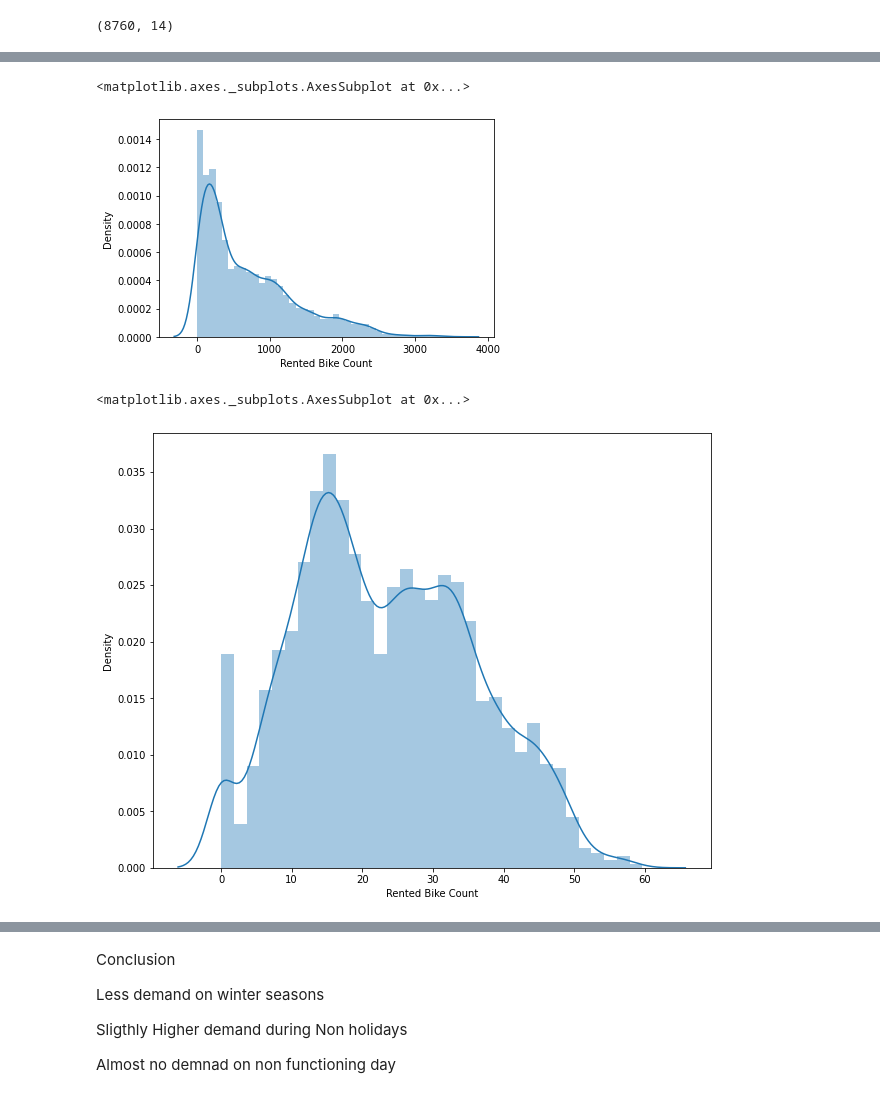
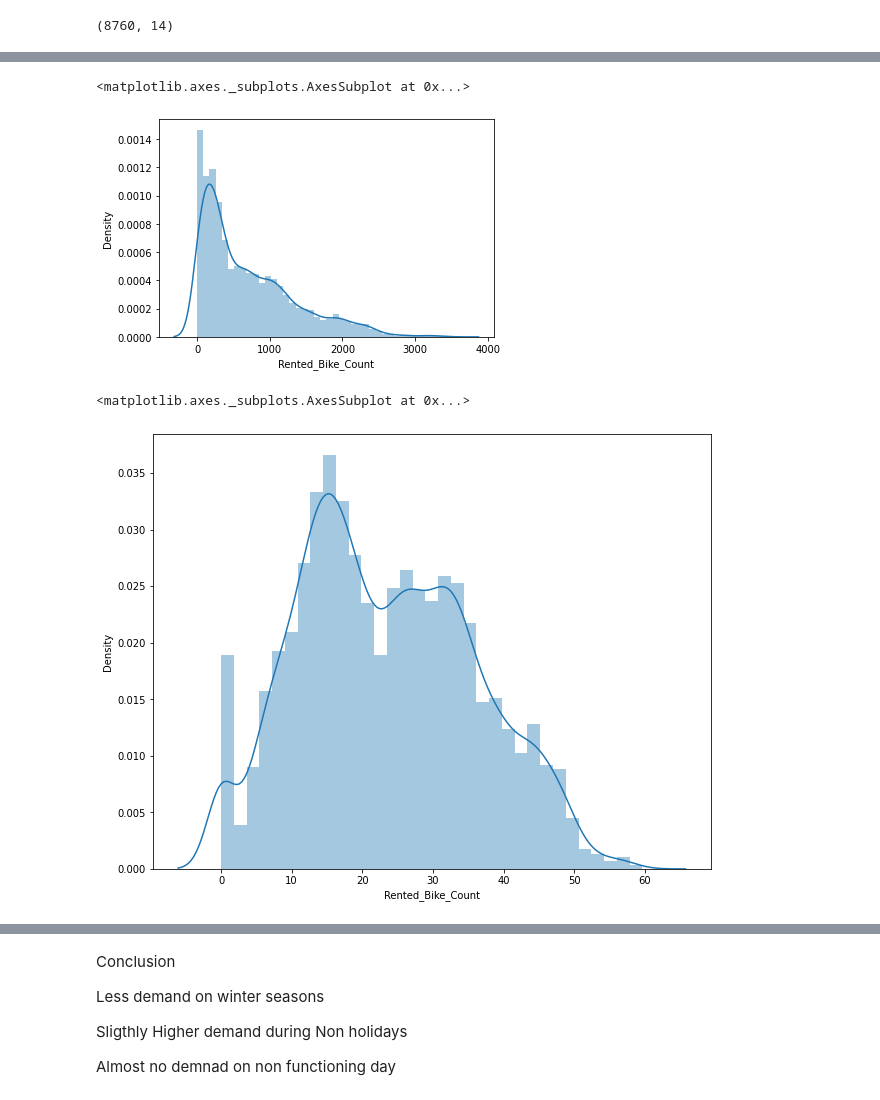
Before and after one commit to SomyaH99/Bike-Sharing-Demand-Prediction-, a Jupyter notebook: bike_sharing_demand_prediction.ipynb, the cells around one changed output, grey strips where cells are left out. Drawn from its saved outputs; the diff is of its cells as text; code cells hidden in the pictures.

```diff
--- a/bike_sharing_demand_prediction.ipynb
+++ b/bike_sharing_demand_prediction.ipynb
@@ -175,0 +186,12 @@ array([0, 1])
+# %%
+#Rename the complex columns name
+df= df.rename(columns=         {'Rented Bike Count':'Rented_Bike_Count',
+                                'Temperature(°C)':'Temperature',
+                                'Humidity(%)':'Humidity',
+                                'Wind speed (m/s)':'Wind_speed',
+                                'Visibility (10m)':'Visibility',
+                                'Dew point temperature(°C)':'Dew_point_temperature',
+                                'Solar Radiation (MJ/m2)':'Solar_Radiation',
+                                'Rainfall(mm)':'Rainfall',
+                                'Snowfall (cm)':'Snowfall',
+                                'Functioning Day':'Functioning_Day'})
@@ -175,0 +200,12 @@ array([0, 1])
+# %%
+# Changing the "Date" column into three "year","month","day" column
+df['Date'] = df['Date'].apply(lambda x:
+                              dt.datetime.strptime(x,"%d/%m/%Y"))
+# %%
+df['year'] = df['Date'].dt.year
+df['month'] = df['Date'].dt.month
+df['day'] = df['Date'].dt.day_name()
+# %%
+#creating a new column of "weekdays_weekend" and drop the column "Date","day","year"
+df['weekdays_weekend']=df['day'].apply(lambda x : 1 if x=='Saturday' or x=='Sunday' else 0 )
+df= df.drop(columns=['Date','day','year'],axis=1)
@@ -219,18 +271,18 @@ calc_vif(df[[i for i in df.describe().columns if i not in ['Rented Bike Count','
 # %%
 #visualising distribution
 
-sns.distplot(df['Rented Bike Count'])
+sns.distplot(df['Rented_Bike_Count'])
 # %% [output]
 <matplotlib.axes._subplots.AxesSubplot at 0x...>
-[figure, old version]
+[figure, new version]
 # %%
 # square_root transformation
 
 plt.figure(figsize=(10,8))
-sns.distplot(np.sqrt(df['Rented Bike Count']))
+sns.distplot(np.sqrt(df['Rented_Bike_Count']))
 # %% [output]
 <matplotlib.axes._subplots.AxesSubplot at 0x...>
-[figure, old version]
+[figure, new version]
 # %%
 # Numeric Features
 
```
Also changed, not shown: parts of 36 cells of this notebook.
